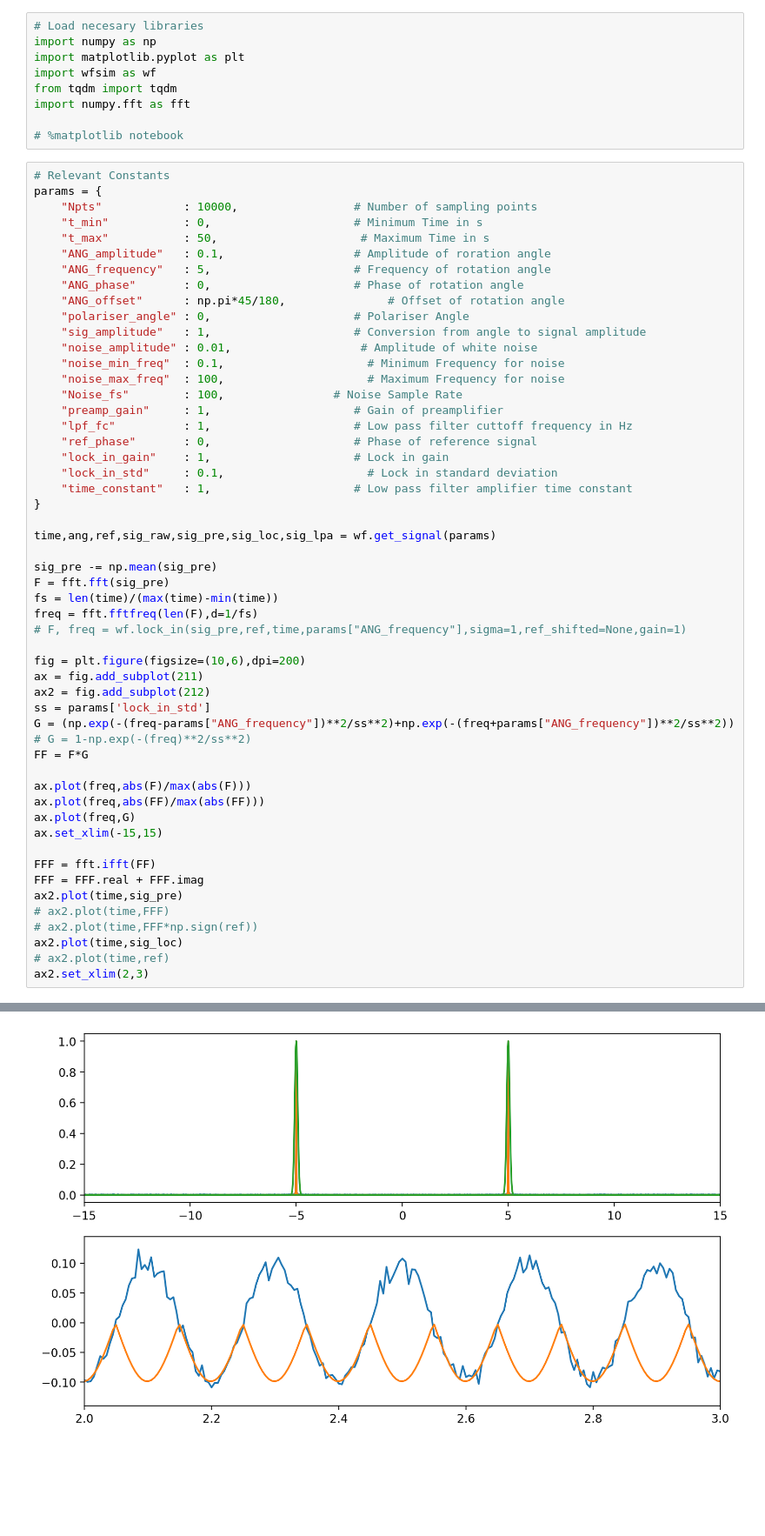
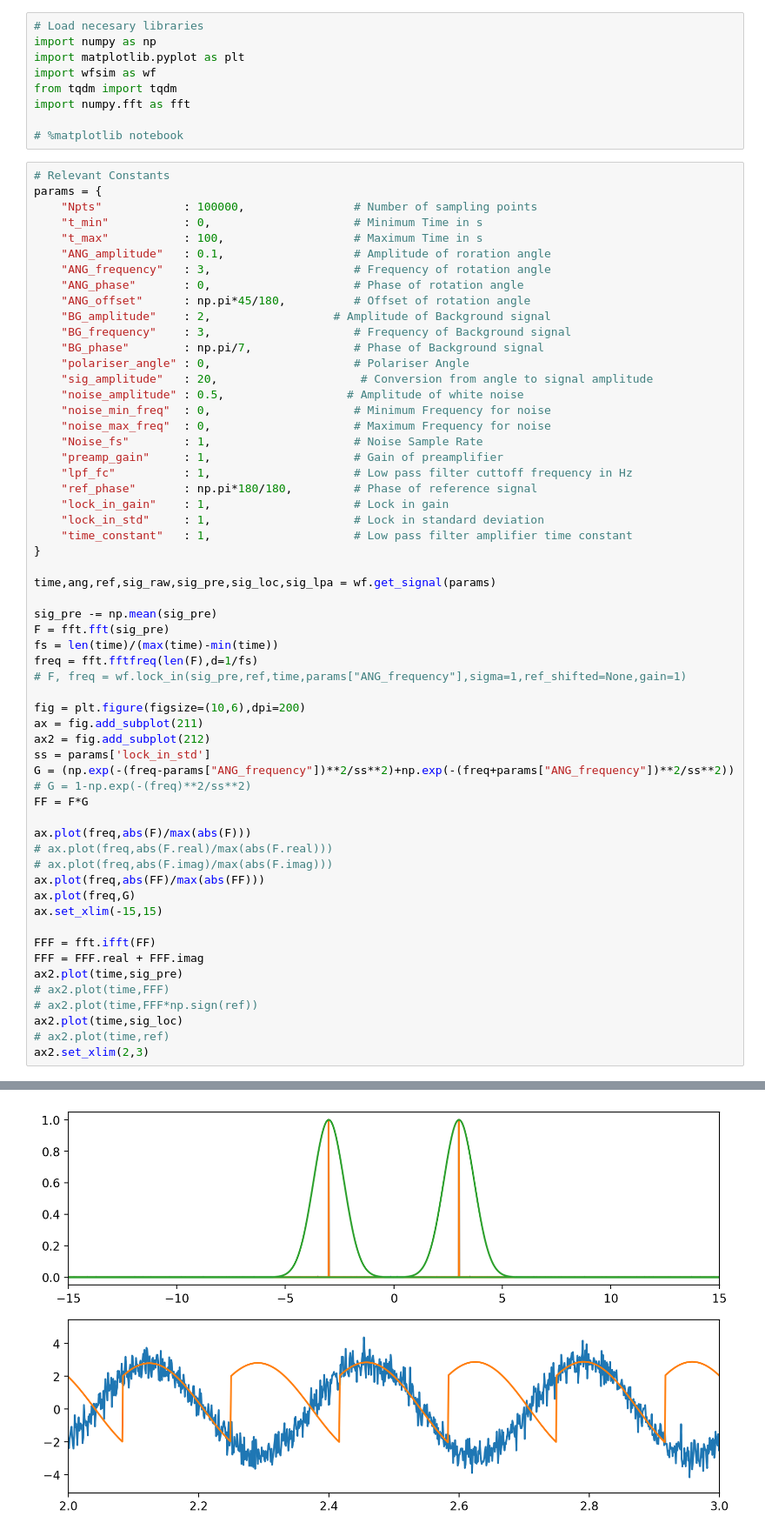
Before and after one commit to PanosEconomou/advanced-lab, a Jupyter notebook: 2.Faraday-Rotation/2.Code/Waveform-Sim/Simulation.ipynb, the cells around one changed output, grey strips where cells are left out. Shown: that part at 87% size. Cells and saved outputs as stored; diff of their text form; blank space fills up the shorter version.

Commit message:
Fixed Oscillating Signal

```diff
--- a/2.Faraday-Rotation/2.Code/Waveform-Sim/Simulation.ipynb
+++ b/2.Faraday-Rotation/2.Code/Waveform-Sim/Simulation.ipynb
@@ -76,24 +76,27 @@ import numpy.fft as fft
 # %%
 # Relevant Constants
 params = {
-    "Npts"            : 10000,                 # Number of sampling points
+    "Npts"            : 100000,                # Number of sampling points
     "t_min"           : 0,                     # Minimum Time in s
-    "t_max"           : 50,                     # Maximum Time in s
+    "t_max"           : 100,                   # Maximum Time in s
     "ANG_amplitude"   : 0.1,                   # Amplitude of roration angle
-    "ANG_frequency"   : 5,                     # Frequency of rotation angle
+    "ANG_frequency"   : 3,                     # Frequency of rotation angle
     "ANG_phase"       : 0,                     # Phase of rotation angle
-    "ANG_offset"      : np.pi*45/180,               # Offset of rotation angle
+    "ANG_offset"      : np.pi*45/180,          # Offset of rotation angle
+    "BG_amplitude"    : 2,                  # Amplitude of Background signal
+    "BG_frequency"    : 3,                     # Frequency of Background signal
+    "BG_phase"        : np.pi/7,               # Phase of Background signal
     "polariser_angle" : 0,                     # Polariser Angle
-    "sig_amplitude"   : 1,                     # Conversion from angle to signal amplitude
-    "noise_amplitude" : 0.01,                   # Amplitude of white noise
-    "noise_min_freq"  : 0.1,                     # Minimum Frequency for noise
-    "noise_max_freq"  : 100,                     # Maximum Frequency for noise
-    "Noise_fs"        : 100,                # Noise Sample Rate
+    "sig_amplitude"   : 20,                     # Conversion from angle to signal amplitude
+    "noise_amplitude" : 0.5,                  # Amplitude of white noise
+    "noise_min_freq"  : 0,                     # Minimum Frequency for noise
+    "noise_max_freq"  : 0,                     # Maximum Frequency for noise
+    "Noise_fs"        : 1,                     # Noise Sample Rate
     "preamp_gain"     : 1,                     # Gain of preamplifier
     "lpf_fc"          : 1,                     # Low pass filter cuttoff frequency in Hz
-    "ref_phase"       : 0,                     # Phase of reference signal
+    "ref_phase"       : np.pi*180/180,         # Phase of reference signal
     "lock_in_gain"    : 1,                     # Lock in gain
-    "lock_in_std"     : 0.1,                     # Lock in standard deviation
+    "lock_in_std"     : 1,                     # Lock in standard deviation
     "time_constant"   : 1,                     # Low pass filter amplifier time constant
 }
 
@@ -101,32 +104,34 @@ time,ang,ref,sig_raw,sig_pre,sig_loc,sig_lpa = wf.get_signal(params)
 
 sig_pre -= np.mean(sig_pre)
 F = fft.fft(sig_pre)
 fs = len(time)/(max(time)-min(time))
 freq = fft.fftfreq(len(F),d=1/fs)
 # F, freq = wf.lock_in(sig_pre,ref,time,params["ANG_frequency"],sigma=1,ref_shifted=None,gain=1)
 
 fig = plt.figure(figsize=(10,6),dpi=200)
 ax = fig.add_subplot(211)
 ax2 = fig.add_subplot(212)
 ss = params['lock_in_std']
 G = (np.exp(-(freq-params["ANG_frequency"])**2/ss**2)+np.exp(-(freq+params["ANG_frequency"])**2/ss**2))
 # G = 1-np.exp(-(freq)**2/ss**2)
 FF = F*G
 
 ax.plot(freq,abs(F)/max(abs(F)))
+# ax.plot(freq,abs(F.real)/max(abs(F.real)))
+# ax.plot(freq,abs(F.imag)/max(abs(F.imag)))
 ax.plot(freq,abs(FF)/max(abs(FF)))
 ax.plot(freq,G)
 ax.set_xlim(-15,15)
 
 FFF = fft.ifft(FF)
 FFF = FFF.real + FFF.imag
 ax2.plot(time,sig_pre)
 # ax2.plot(time,FFF)
 # ax2.plot(time,FFF*np.sign(ref))
 ax2.plot(time,sig_loc)
 # ax2.plot(time,ref)
 ax2.set_xlim(2,3)
 # %% [output]
 (2.0, 3.0)
-[figure, old version]
+[figure, new version]
 # %%
```
Also changed, not shown: parts of 1 cell of this notebook, 4 other files.
